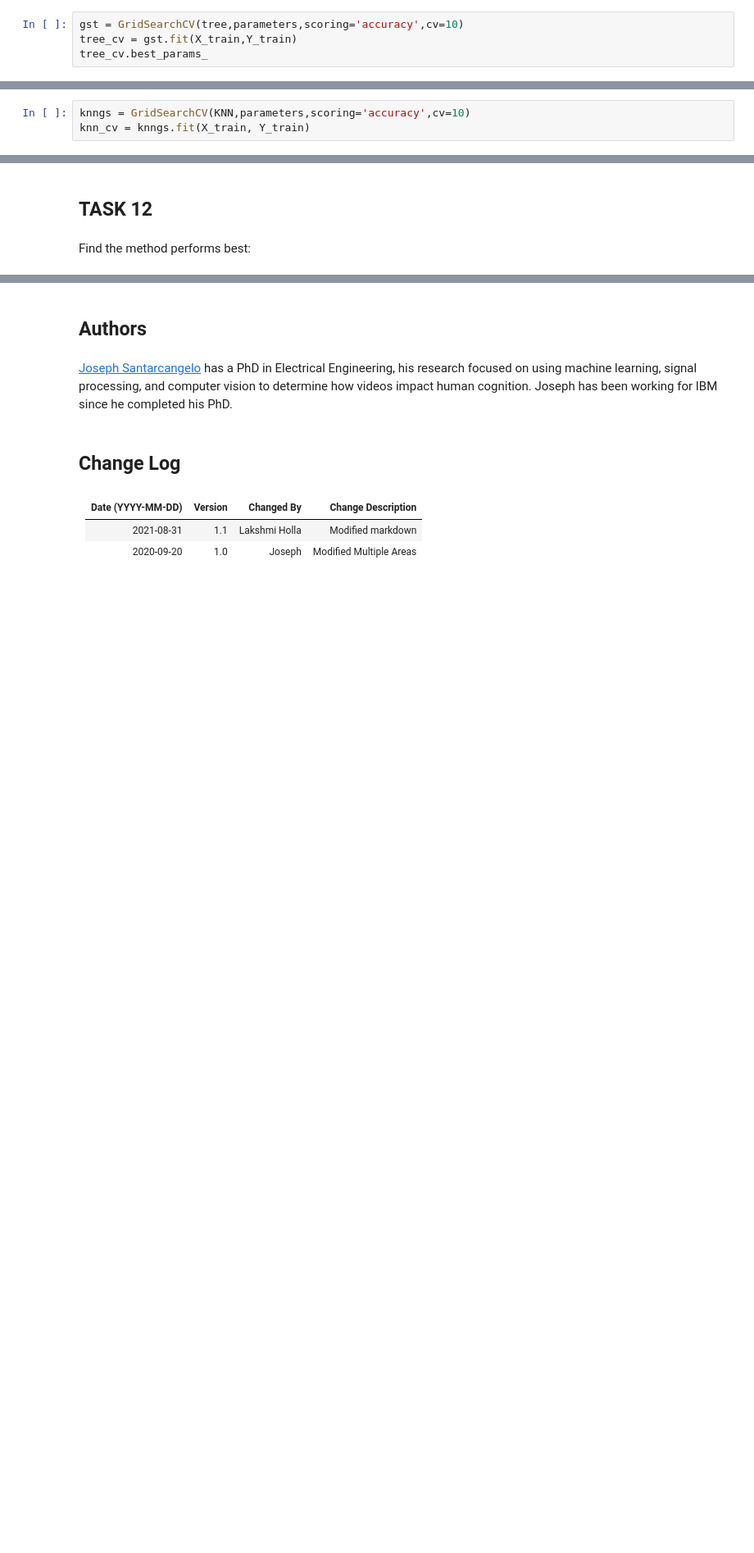
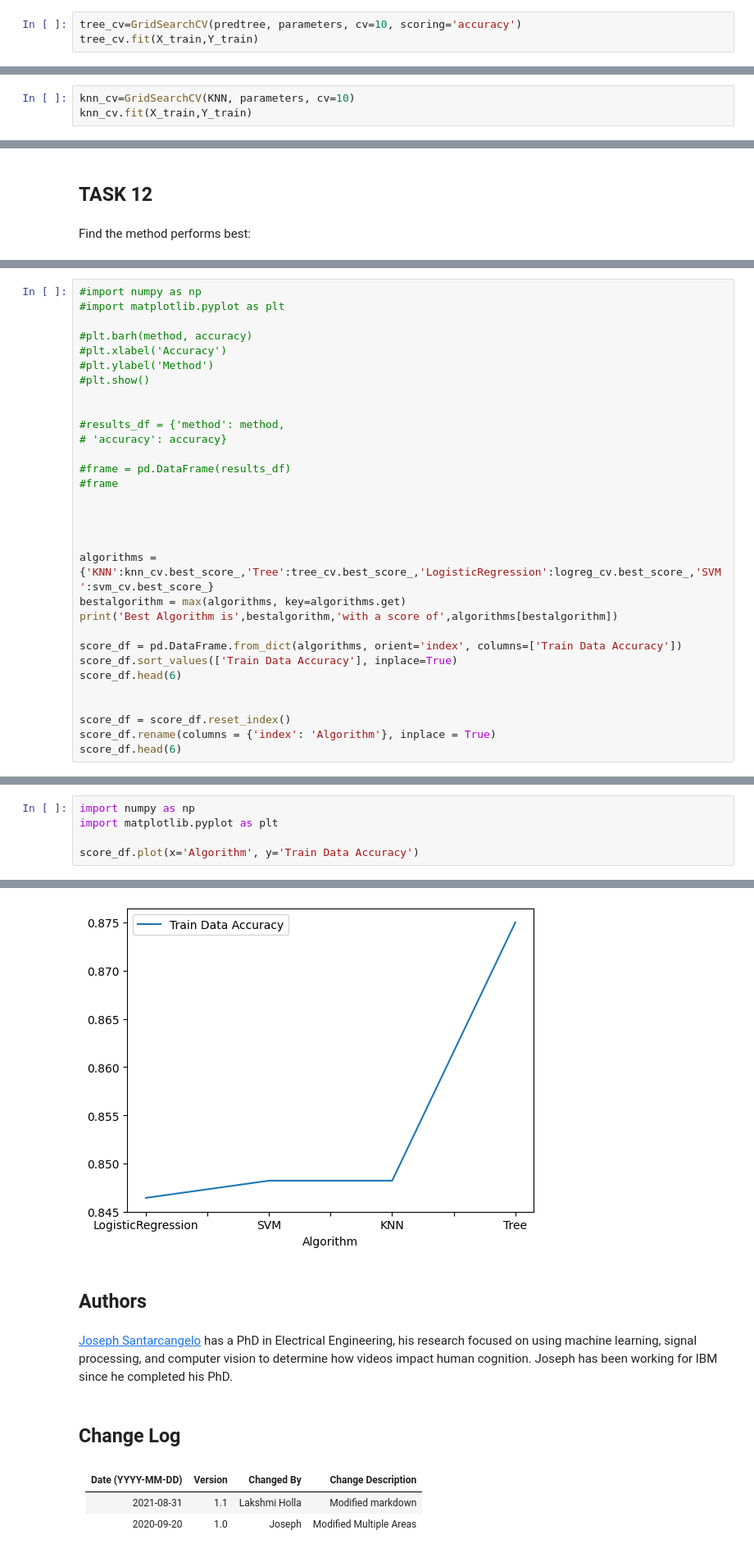
Before and after one commit to TNissy04/testrepo, a Jupyter notebook: SpaceX_Machine Learning Prediction_Part_5.ipynb, the cells around one changed output, grey strips where cells are left out. Shown: that part at 82% size. Cells and saved outputs as stored; diff of their text form; blank space fills up the shorter version.

```diff
--- a/SpaceX_Machine Learning Prediction_Part_5.ipynb
+++ b/SpaceX_Machine Learning Prediction_Part_5.ipynb
@@ -266,5 +268,4 @@ tree = DecisionTreeClassifier()
 # %%
-gst = GridSearchCV(tree,parameters,scoring='accuracy',cv=10)
-tree_cv = gst.fit(X_train,Y_train)
-tree_cv.best_params_
+tree_cv=GridSearchCV(predtree, parameters, cv=10, scoring='accuracy')
+tree_cv.fit(X_train,Y_train)
 # %% [output]
@@ -306,5 +312,5 @@ parameters = {'n_neighbors': [1, 2, 3, 4, 5, 6, 7, 8, 9, 10],
 
 KNN = KNeighborsClassifier()
 # %%
-knngs = GridSearchCV(KNN,parameters,scoring='accuracy',cv=10)
-knn_cv = knngs.fit(X_train, Y_train)
+knn_cv=GridSearchCV(KNN, parameters, cv=10)
+knn_cv.fit(X_train,Y_train)
@@ -345,0 +347,31 @@ Accuracy for K nearsdt neighbors method: 0.8333333333333334
+# %%
+#import numpy as np
+#import matplotlib.pyplot as plt
+
+#plt.barh(method, accuracy)
+#plt.xlabel('Accuracy')
+#plt.ylabel('Method')
+#plt.show()
+
+
+#results_df = {'method': method,
+# 'accuracy': accuracy}
+
+#frame = pd.DataFrame(results_df)
+#frame
+
+
+
+
+algorithms = {'KNN':knn_cv.best_score_,'Tree':tree_cv.best_score_,'LogisticRegression':logreg_cv.best_score_,'SVM':svm_cv.best_score_}
+bestalgorithm = max(algorithms, key=algorithms.get)
+print('Best Algorithm is',bestalgorithm,'with a score of',algorithms[bestalgorithm])
+
+score_df = pd.DataFrame.from_dict(algorithms, orient='index', columns=['Train Data Accuracy'])
+score_df.sort_values(['Train Data Accuracy'], inplace=True)
+score_df.head(6)
+
+
+score_df = score_df.reset_index()
+score_df.rename(columns = {'index': 'Algorithm'}, inplace = True)
+score_df.head(6)
@@ -345,0 +385,6 @@ Accuracy for K nearsdt neighbors method: 0.8333333333333334
+# %%
+import numpy as np
+import matplotlib.pyplot as plt
+
+score_df.plot(x='Algorithm', y='Train Data Accuracy')
+# %% [output]
@@ -346,3 +392,4 @@ Accuracy for K nearsdt neighbors method: 0.8333333333333334
+[figure, added]
 # %% [markdown]
 ## Authors
 # %% [markdown]
```
Also changed, not shown: parts of 26 cells of this notebook.
